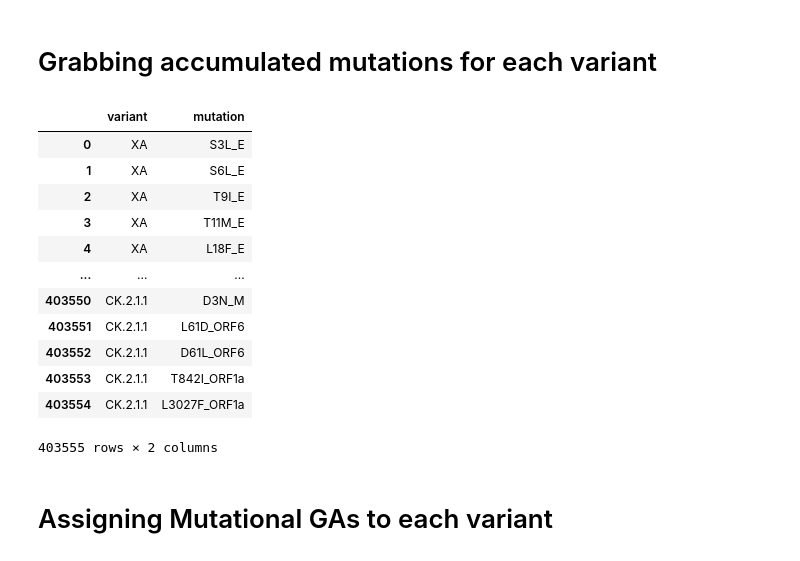
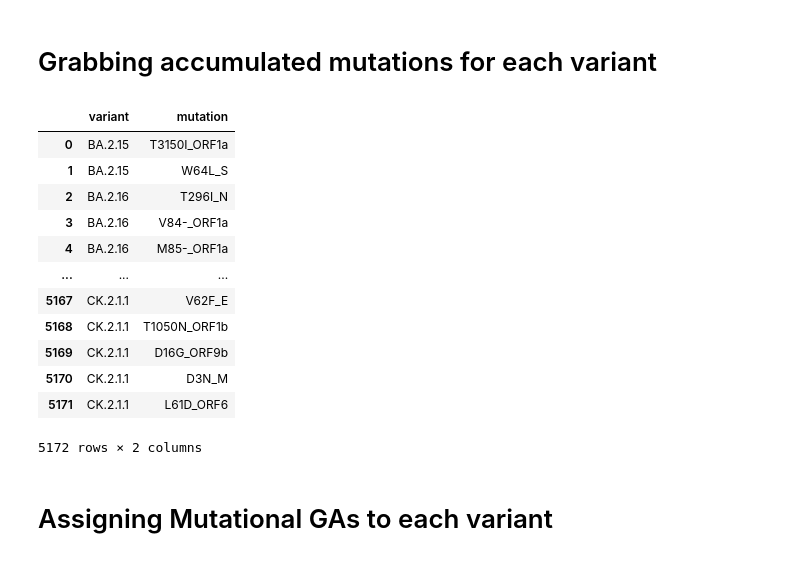
Before and after one commit to blab/sars2-epistasis-modeling, a Jupyter notebook: mutations-by-variant/Epistasis_project_pipeline.ipynb, the cells around one changed output. Drawn from its saved outputs; the diff is of its cells as text; code cells hidden in the pictures.

Commit message:
updated version with new mutations accumulations

```diff
--- a/mutations-by-variant/Epistasis_project_pipeline.ipynb
+++ b/mutations-by-variant/Epistasis_project_pipeline.ipynb
@@ -9,26 +9,31 @@ import math
 # %% [markdown]
 # Grabbing accumulated mutations for each variant
 # %%
-# BA.2 shows up as "NODE_0000260" when it is not a child node
+# There are multiple internal nodes with value BA.2
 END_NODE = "NODE_0000260"
+#END_NODE = ["NODE_0000260", "NODE_0000261", "NODE_0000265","NODE_0000267","NODE_0000271","internal_c1ab","NODE_0000284","NODE_0000285"]
 
 #grab lineage of tip node
 def find_lineage(tree, child_node, rows_for_tsv):
     gene_muts = {}
     node_path = tree.get_path(child_node)
-    i = len(node_path) - 1
-    while (i >= 0 and END_NODE not in node_path[i].name):
-        # none children node names show up weirdly...
-        # are parent node names consistent for each run?
-        # print(node_path[i].name)
-        i = i - 1
-        gene_muts = format_string(node_path[i].branch_attrs['mutations'],'nuc', gene_muts)
-    #append variant name, mutation, and region to list
-    for k in gene_muts.keys():
-        for j in range(len(gene_muts[k])):
-            temp_dict = gene_muts[k]
-            mut =  str(temp_dict[j]) + '_' + str(k)
-            rows_for_tsv.append({'variant': child_node.name, 'mutation': mut})
+    # remove all elements of path before terminal node if it exists
+    end_node = [j for j in node_path if j.name in END_NODE]
+    if len(end_node) != 0:
+        end_node = end_node[0]
+        node_path = node_path[node_path.index(end_node)+1:]
+       # do not include child node in path
+        i = len(node_path) - 1
+        # add all mutations in split path to list
+        while (i >= 0):
+            gene_muts = format_string(node_path[i].branch_attrs['mutations'],'nuc', gene_muts)
+            i = i - 1
+        #append variant name, mutation, and region to list
+        for k in gene_muts.keys():
+            for j in range(len(gene_muts[k])):
+                temp_dict = gene_muts[k]
+                mut =  str(temp_dict[j]) + '_' + str(k)
+                rows_for_tsv.append({'variant': child_node.name, 'mutation': mut})
 
 #put all the same gene mutations in the same list
 def format_string(dict, key, gene_muts):
@@ -56,22 +61,22 @@ if __name__ == '__main__':
     accumulated_mutations = pd.DataFrame(rows_for_tsv)
 # %%
 #viewing accumulated mutations df
-#accumulated_mutations = pd.read_csv("accumulated_mutations_output.tsv", sep="\t")
+accumulated_mutations.to_csv("accumulated_mutations_output.tsv", sep="\t")
 accumulated_mutations
 # %% [output]
 |  | variant | mutation |
-| 0 | XA | S3L_E |
-| 1 | XA | S6L_E |
-| 2 | XA | T9I_E |
-| 3 | XA | T11M_E |
-| 4 | XA | L18F_E |
+| 0 | BA.2.15 | T3150I_ORF1a |
+| 1 | BA.2.15 | W64L_S |
+| 2 | BA.2.16 | T296I_N |
+| 3 | BA.2.16 | V84-_ORF1a |
+| 4 | BA.2.16 | M85-_ORF1a |
 | ... | ... | ... |
-| 403550 | CK.2.1.1 | D3N_M |
-| 403551 | CK.2.1.1 | L61D_ORF6 |
-| 403552 | CK.2.1.1 | D61L_ORF6 |
-| 403553 | CK.2.1.1 | T842I_ORF1a |
-| 403554 | CK.2.1.1 | L3027F_ORF1a |
+| 5167 | CK.2.1.1 | V62F_E |
+| 5168 | CK.2.1.1 | T1050N_ORF1b |
+| 5169 | CK.2.1.1 | D16G_ORF9b |
+| 5170 | CK.2.1.1 | D3N_M |
+| 5171 | CK.2.1.1 | L61D_ORF6 |
-403555 rows × 2 columns
+5172 rows × 2 columns
 # %% [markdown]
 # Assigning Mutational GAs to each variant
 # %%
```
Also changed, not shown: parts of 15 cells of this notebook.
